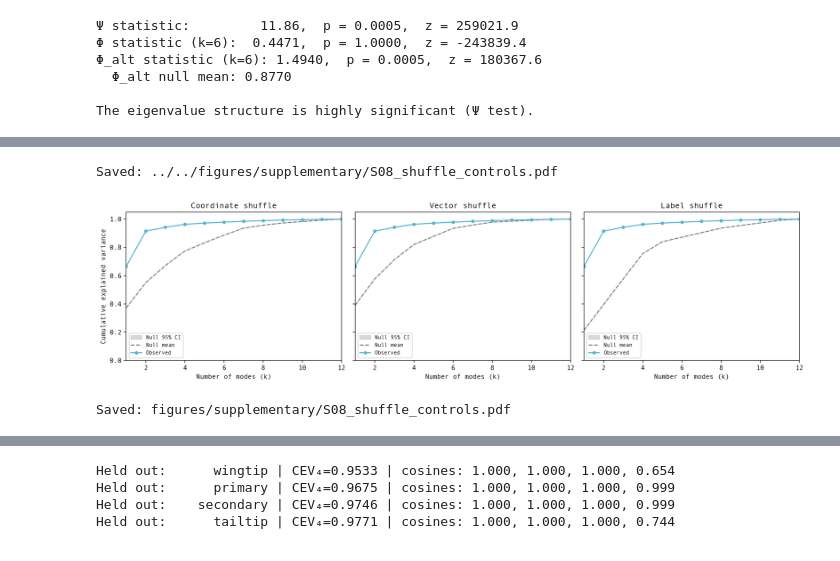
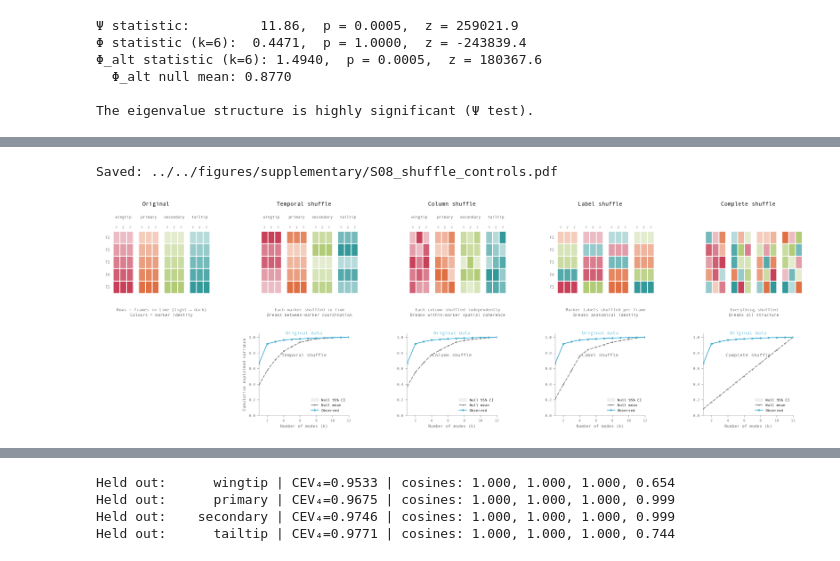
Before and after one commit to LydiaFrance/kinematic-morphospace, a Jupyter notebook: examples/hawks/06_RobustnessValidation.ipynb, the cells around one changed output, grey strips where cells are left out. Drawn from its saved outputs; the diff is of its cells as text; code cells hidden in the pictures.

Commit message:
docs: update supplementary notebooks for paper revision

```diff
--- a/examples/hawks/06_RobustnessValidation.ipynb
+++ b/examples/hawks/06_RobustnessValidation.ipynb
@@ -55,8 +63,8 @@ CONFIG = {
 }
 
 # --- Load data ---
-unilateral_data = np.load("../../data/processed/unilateral_data.npy")
-frame_info = pd.read_csv("../../data/processed/unilateral_frame_info_df.csv")
+unilateral_data = np.load("../../data/unilateral/data.npy")
+frame_info = pd.read_csv("../../data/unilateral/frame_info.csv")
 
 validate_frame_alignment(unilateral_data, frame_info)
 
@@ -301,38 +327,11 @@ LABEL SHUFFLE:
 Note: all p-values hit the resolution floor of 1/2001 = 0.0005.
 The z-scores above show the true separation (observed is hundreds of σ from null).
 # %%
-# Plot observed CEV vs shuffle null distributions
-fig, axes = plt.subplots(1, 3, figsize=(15, 4), sharey=True)
-mode_names = ["coordinate", "vector", "label"]
-mode_labels = ["Coordinate shuffle", "Vector shuffle", "Label shuffle"]
-
-for ax, mode, label in zip(axes, mode_names, mode_labels):
-    null_cev = shuffle_results[mode]
-
-    # Null distribution: mean and 95% CI
-    null_mean = np.mean(null_cev, axis=0)
-    null_lo = np.percentile(null_cev, 2.5, axis=0)
-    null_hi = np.percentile(null_cev, 97.5, axis=0)
-
-    k_vals = np.arange(1, n_comp + 1)
-    ax.fill_between(k_vals, null_lo, null_hi, alpha=0.3, color='grey', label='Null 95% CI')
-    ax.plot(k_vals, null_mean, '--', color='grey', label='Null mean')
-    ax.plot(k_vals, cev, 'o-', color='#51B3D4', label='Observed', markersize=4)
-
-    ax.set_xlabel("Number of modes (k)")
-    ax.set_title(label)
-    ax.set_xlim(1, 12)
-    ax.set_ylim(0, 1.05)
-    if ax == axes[0]:
-        ax.set_ylabel("Cumulative explained variance")
-    ax.legend(fontsize=8)
-
-plt.tight_layout()
+# Composite figure: schematic + results
+fig = plot_shuffle_composite(cev, shuffle_results, n_comp=CONFIG["n_components"])
 save_figure(fig, '../../figures/supplementary/S08_shuffle_controls.pdf')
 plt.show()
-print("Saved: figures/supplementary/S08_shuffle_controls.pdf")
 # %% [output]
 Saved: ../../figures/supplementary/S08_shuffle_controls.pdf
-[figure, old version]
+[figure, new version]
-Saved: figures/supplementary/S08_shuffle_controls.pdf
 # %% [markdown]
```
Also changed, not shown: parts of 49 cells of this notebook, 13 other files.
